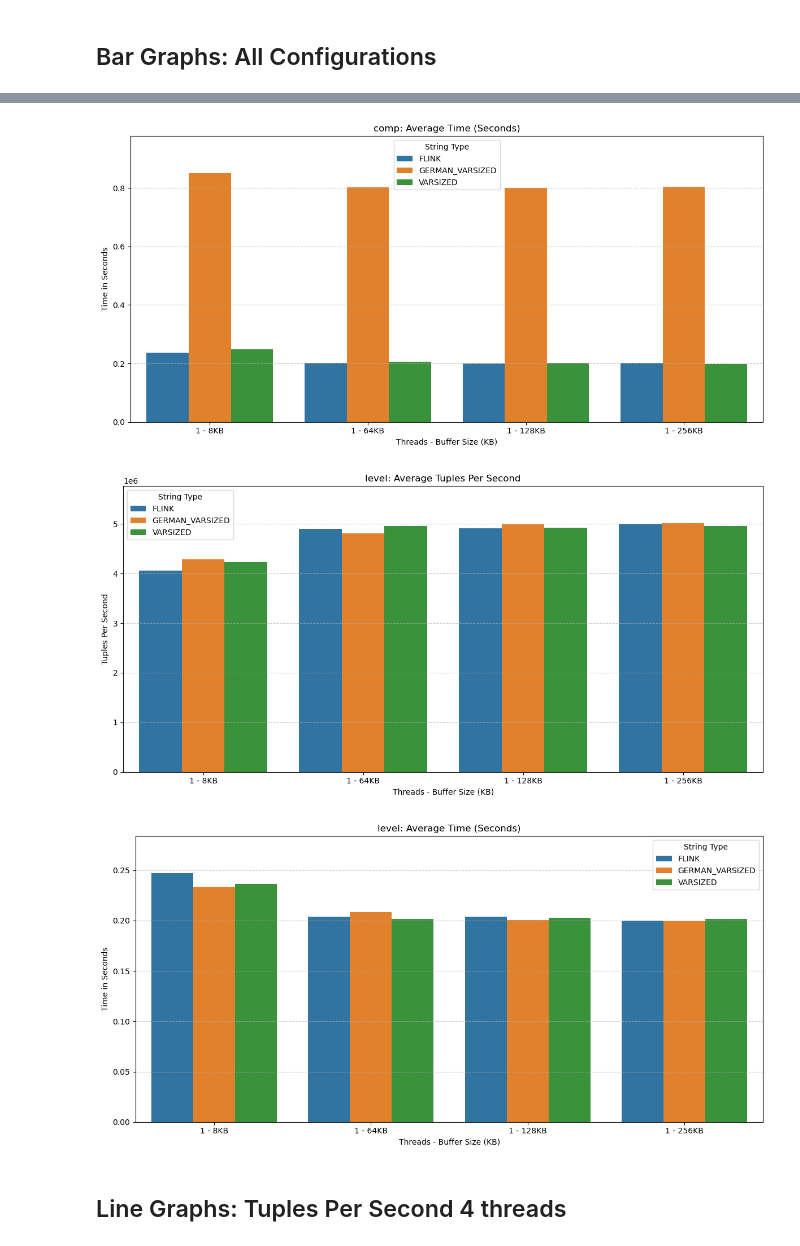
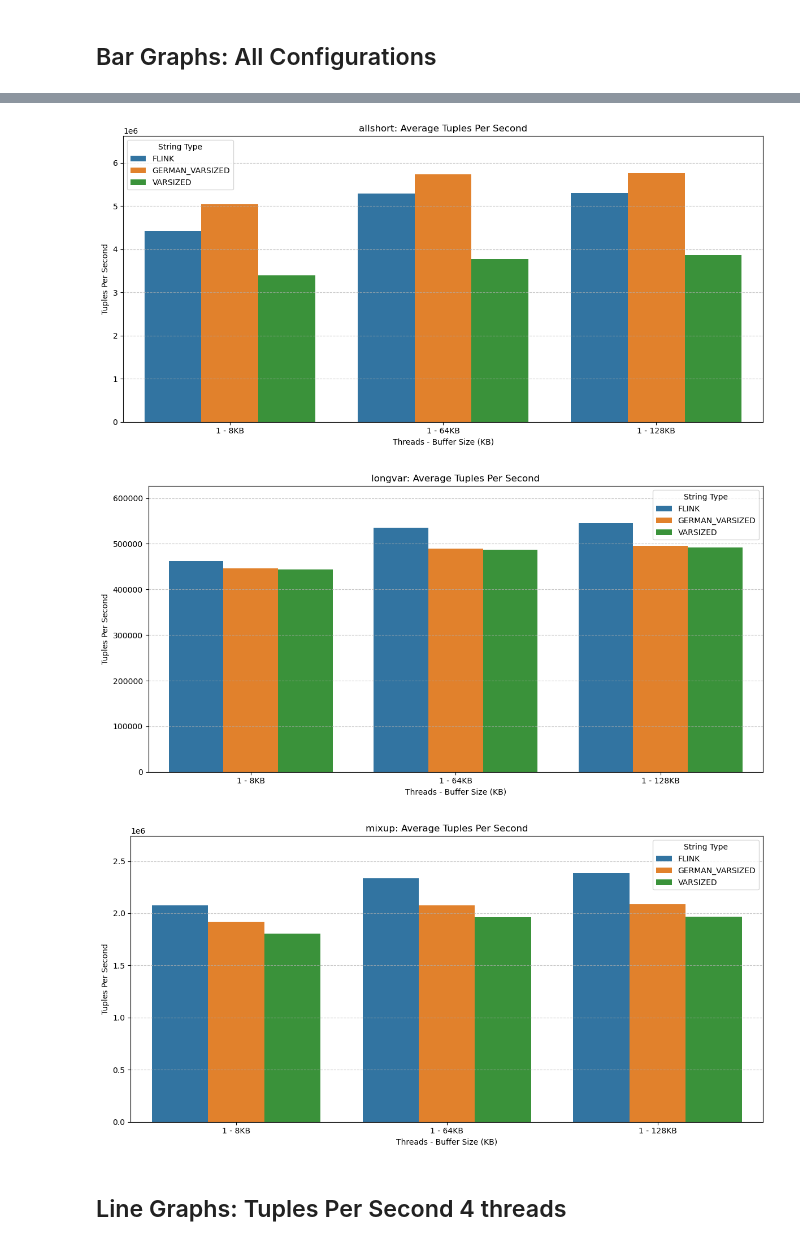
Before and after one commit to yannisxiros/nebulastream, a Jupyter notebook: analysis.ipynb, the cells around one changed output, grey strips where cells are left out. Cells and saved outputs as stored; diff of their text form; code cells hidden in the pictures.

```diff
--- a/analysis.ipynb
+++ b/analysis.ipynb
@@ -10,7 +6,7 @@ import seaborn as sns
 # Load the CSV data
 csv_file = 'lala.csv'
 csv_file = '~/thesis/results/alles.csv'
-csv_file = 'takis.csv'
+csv_file = 'benchmark_results/tmp.csv'
 df = pd.read_csv(csv_file)
 
 display(df.head())
@@ -66,14 +62,14 @@ for query in queries:
     plt.show()
 
     # Time in Seconds Figure
-    plt.figure(figsize=(12, 6))
-    sns.barplot(data=query_data, x='ConfigLabel', y='time', hue='stringType')
-    plt.title(f'{query}: Average Time (Seconds)')
-    plt.xlabel('Threads - Buffer Size (KB)')
-    plt.ylabel('Time in Seconds')
-    plt.ylim(0, query_data['time'].max() * 1.15)  # Start at 0 to make changes less drastic
-    plt.legend(title='String Type')
-    plt.grid(axis='y', linestyle='--', alpha=0.7)
-    plt.tight_layout()
-    plt.show()
+    # plt.figure(figsize=(12, 6))
+    # sns.barplot(data=query_data, x='ConfigLabel', y='time', hue='stringType')
+    # plt.title(f'{query}: Average Time (Seconds)')
+    # plt.xlabel('Threads - Buffer Size (KB)')
+    # plt.ylabel('Time in Seconds')
+    # plt.ylim(0, query_data['time'].max() * 1.15)  # Start at 0 to make changes less drastic
+    # plt.legend(title='String Type')
+    # plt.grid(axis='y', linestyle='--', alpha=0.7)
+    # plt.tight_layout()
+    # plt.show()
 # %% [output]
@@ -81,6 +77,6 @@ for query in queries:
-[figure, old version]
+[figure, new version]
-[figure, old version]
+[figure, new version]
-[figure, old version]
+[figure, new version]
 # %% [markdown]
 ## Line Graphs: Tuples Per Second 4 threads
 # %%
```
Also changed, not shown: parts of 5 cells of this notebook, 3 other files.
